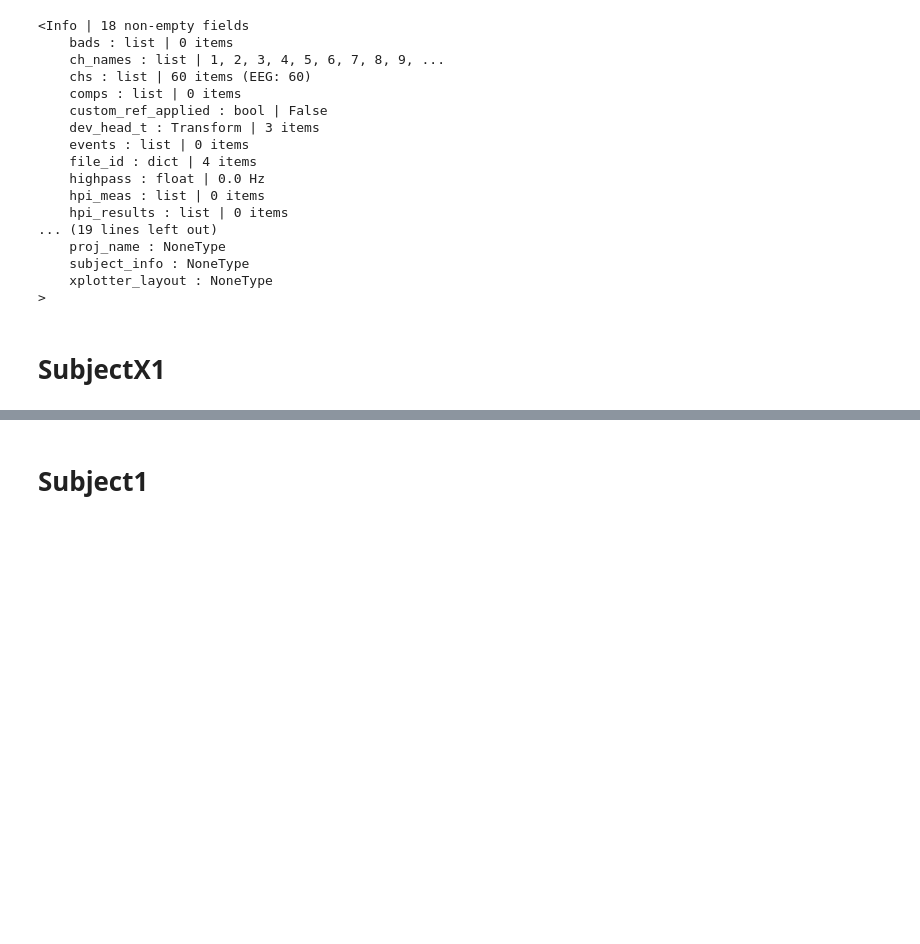
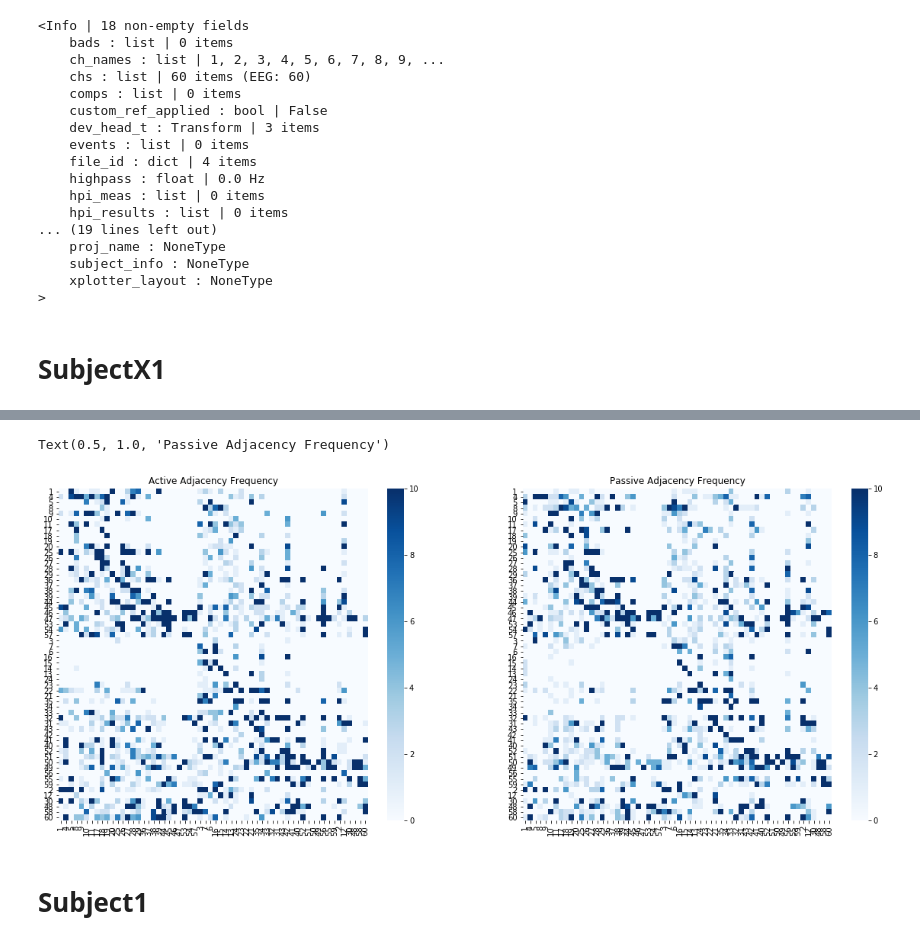
Before and after one commit to andylikescodes/EEG_Causal_Discovery, a Jupyter notebook: notebooks/Data_preprocessing.ipynb, the cells around one changed output, grey strips where cells are left out. Cells and saved outputs as stored; diff of their text form; code cells hidden in the pictures; blank space fills up the shorter version.

```diff
--- a/notebooks/Data_preprocessing.ipynb
+++ b/notebooks/Data_preprocessing.ipynb
@@ -235,3 +235,17 @@ sns.heatmap(m_corr, cmap='Reds', xticklabels=chs, yticklabels=chs)
+# %%
+graphs_active_freq = np.sum(np.array(graphs_active), axis=0)
+graphs_passive_freq = np.sum(np.array(graphs_passive), axis=0)
+# %%
+# Comparing the frequency table of the active vs passive
+plt.rcParams["figure.figsize"] = (20, 8)
+fig, axs = plt.subplots(1, 2)
+sns.heatmap(graphs_active_freq, cmap='Blues', xticklabels=chs, yticklabels=chs, vmin=0, vmax=10, ax=axs[0])
+axs[0].set_title('Active Adjacency Frequency')
+sns.heatmap(graphs_passive_freq, cmap='Blues', xticklabels=chs, yticklabels=chs, vmin=0, vmax=10, ax=axs[1])
+axs[1].set_title('Passive Adjacency Frequency')
+# %% [output]
+Text(0.5, 1.0, 'Passive Adjacency Frequency')
+[figure, added]
 # %% [markdown]
 # Subject1
 # %%
```
Also changed, not shown: parts of 26 cells of this notebook.
